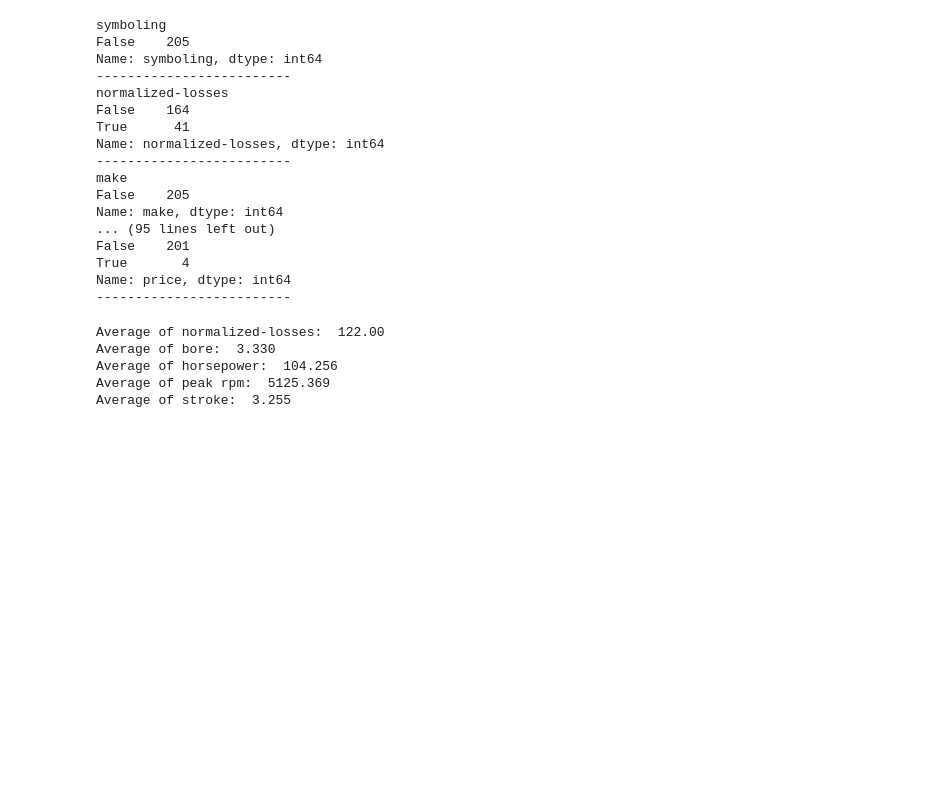
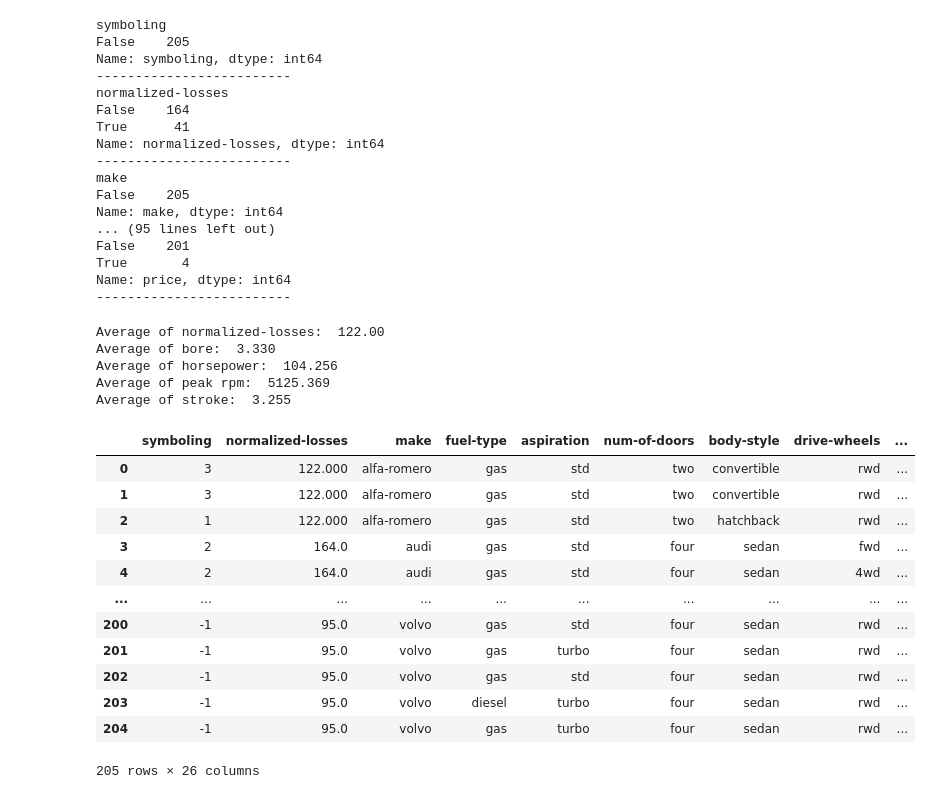
Before and after one commit to ltqnkhtn12/midExam_XDA, a Jupyter notebook: mid_exam.ipynb, the cells around one changed output. Cells and saved outputs as stored; diff of their text form; code cells hidden in the pictures; blank space fills up the shorter version.

```diff
--- a/mid_exam.ipynb
+++ b/mid_exam.ipynb
@@ -188,0 +186,23 @@ dataset['normalized-losses'].replace(np.nan, '%.3f' % 122, inplace=True)
+# %%
+# thay nan bằng giá trị trung bình
+dataset['bore'].replace(np.nan,'%.3f' % dataset['bore'].astype('float').mean(axis=0))
+dataset['normalized-losses'].replace(np.nan, '%.3f' % 122, inplace=True)
+dataset['horsepower'].replace(np.nan, '%.3f' % dataset['horsepower'].astype('float').mean(axis=0), inplace=True)
+dataset['peak-rpm'].replace(np.nan, '%.3f' % dataset['peak-rpm'].astype('float').mean(axis=0), inplace=True)
+dataset['stroke'].replace(np.nan, '%.3f' % dataset['stroke'].astype('float').mean(axis=0),inplace=True)
+# %%
+dataset
+# %% [output]
+|  | symboling | normalized-losses | make | fuel-type | aspiration | num-of-doors | body-style | drive-wheels | ... |
+| 0 | 3 | 122.000 | alfa-romero | gas | std | two | convertible | rwd | ... |
+| 1 | 3 | 122.000 | alfa-romero | gas | std | two | convertible | rwd | ... |
+| 2 | 1 | 122.000 | alfa-romero | gas | std | two | hatchback | rwd | ... |
+| 3 | 2 | 164.0 | audi | gas | std | four | sedan | fwd | ... |
+| 4 | 2 | 164.0 | audi | gas | std | four | sedan | 4wd | ... |
+| ... | ... | ... | ... | ... | ... | ... | ... | ... | ... |
+| 200 | -1 | 95.0 | volvo | gas | std | four | sedan | rwd | ... |
+| 201 | -1 | 95.0 | volvo | gas | turbo | four | sedan | rwd | ... |
+| 202 | -1 | 95.0 | volvo | gas | std | four | sedan | rwd | ... |
+| 203 | -1 | 95.0 | volvo | diesel | turbo | four | sedan | rwd | ... |
+| 204 | -1 | 95.0 | volvo | gas | turbo | four | sedan | rwd | ... |
+205 rows × 26 columns
```
Also changed, not shown: parts of 21 cells of this notebook.
